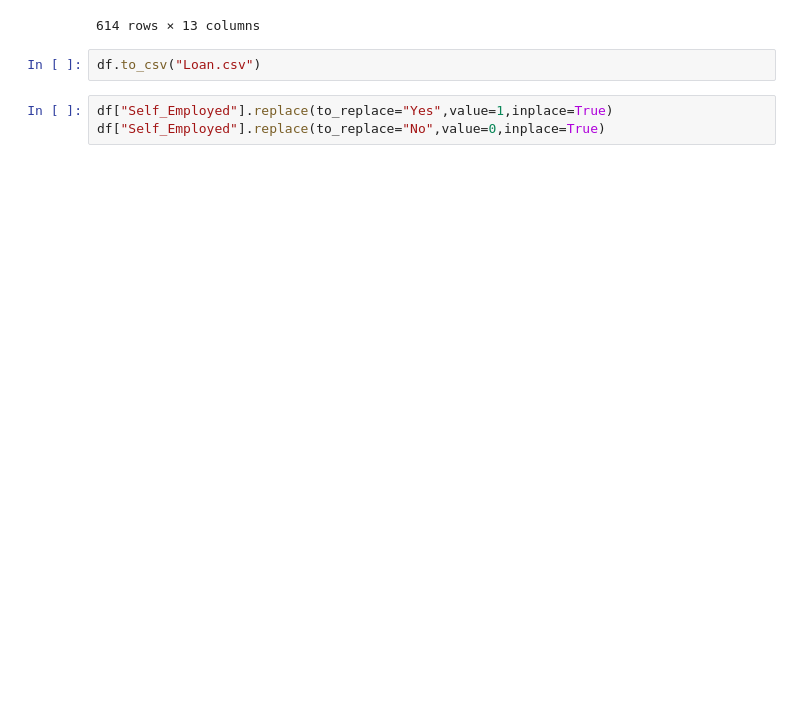
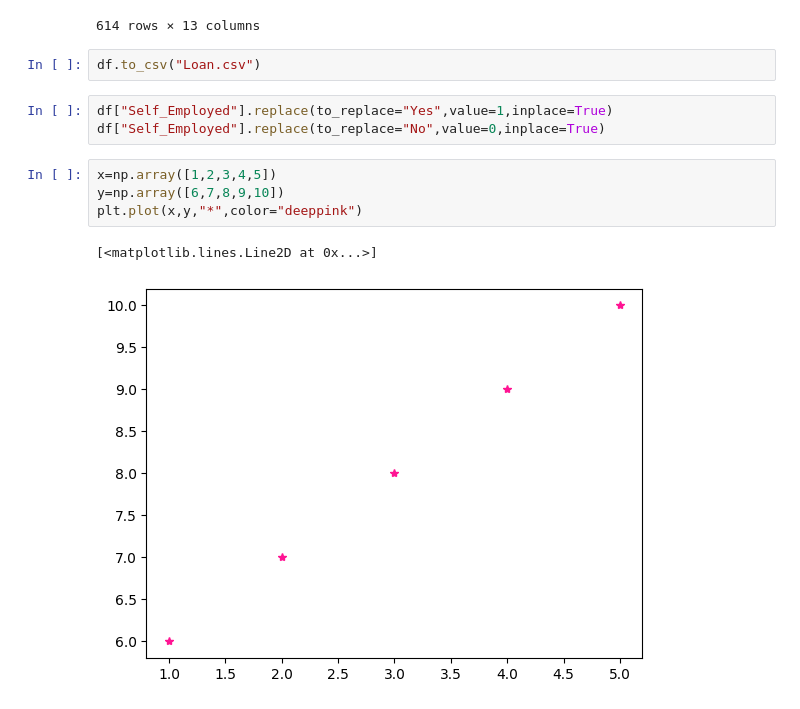
Before and after one commit to Kishankumar1328/data-analysis-and-machine-learning-algorithms-, a Jupyter notebook: loan_analysis.ipynb, the cells around one changed output. Cells and saved outputs as stored; diff of their text form; blank space fills up the shorter version.

```diff
--- a/loan_analysis.ipynb
+++ b/loan_analysis.ipynb
@@ -134,3 +134,10 @@ df.to_csv("Loan.csv")
 # %%
 df["Self_Employed"].replace(to_replace="Yes",value=1,inplace=True)
 df["Self_Employed"].replace(to_replace="No",value=0,inplace=True)
+# %%
+x=np.array([1,2,3,4,5])
+y=np.array([6,7,8,9,10])
+plt.plot(x,y,"*",color="deeppink")
+# %% [output]
+[<matplotlib.lines.Line2D at 0x...>]
+[figure, added]
```
Also changed, not shown: parts of 2 cells of this notebook.
